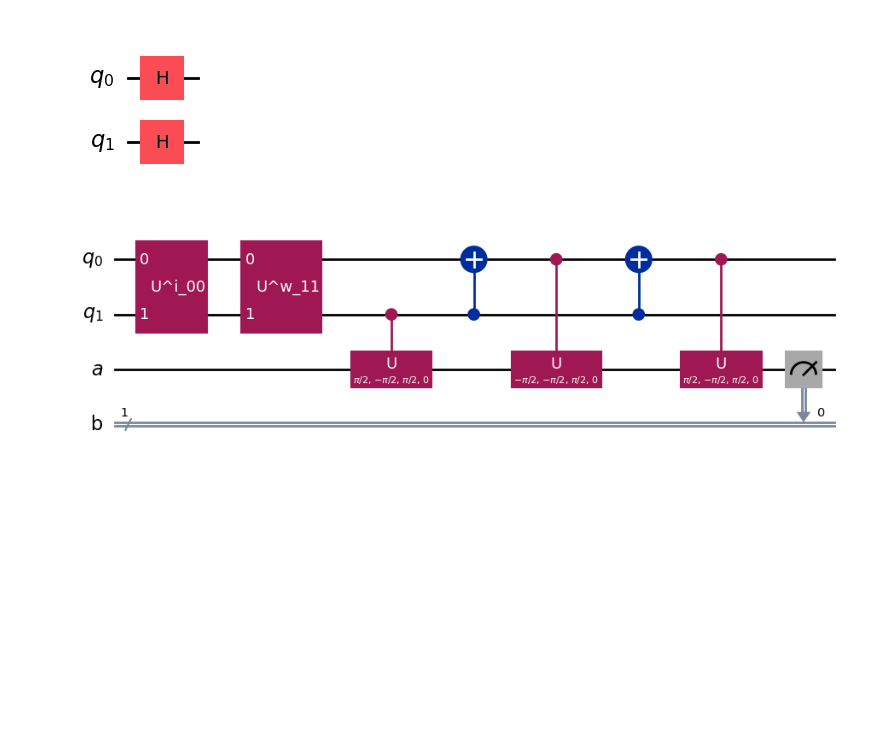
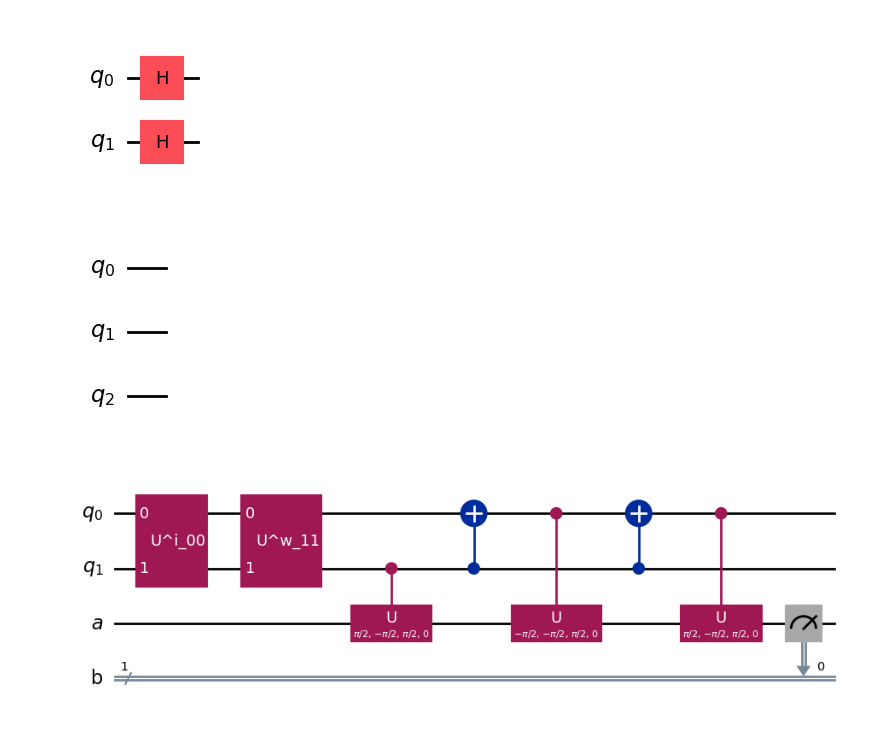
Before and after one commit to iitis/AkademiaSztukiKwantowej, a Jupyter notebook: szkolenie-perceptron/60-perceptron.ipynb, the cells around one changed output. Drawn from its saved outputs; the diff is of its cells as text; code cells hidden in the pictures; blank space fills up the shorter version.

```diff
--- a/szkolenie-perceptron/60-perceptron.ipynb
+++ b/szkolenie-perceptron/60-perceptron.ipynb
@@ -75,6 +72,12 @@ circ.append(U_i(q, input_vector), q)
 circ.decompose(reps=1).draw(output='mpl')
 # %% [output]
 [figure]
+# %%
+c = QuantumCircuit(3)
+
+c.draw(output='mpl')
+# %% [output]
+[figure, added]
 # %%
 N = 2
 q = QuantumRegister(N, 'q')
```
Also changed, not shown: parts of 5 cells of this notebook.
